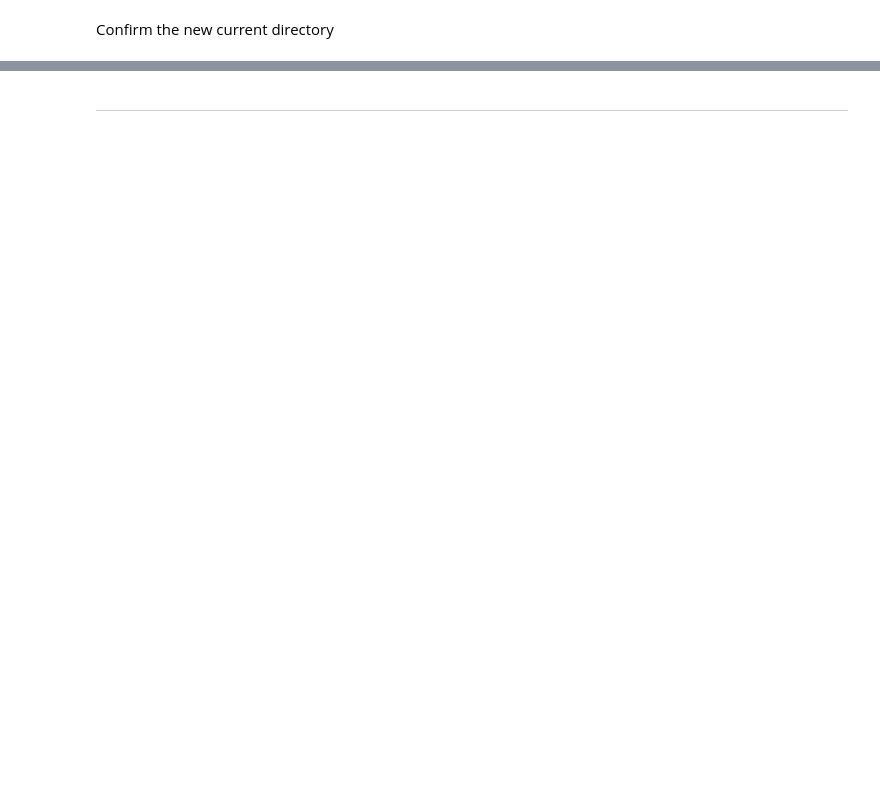
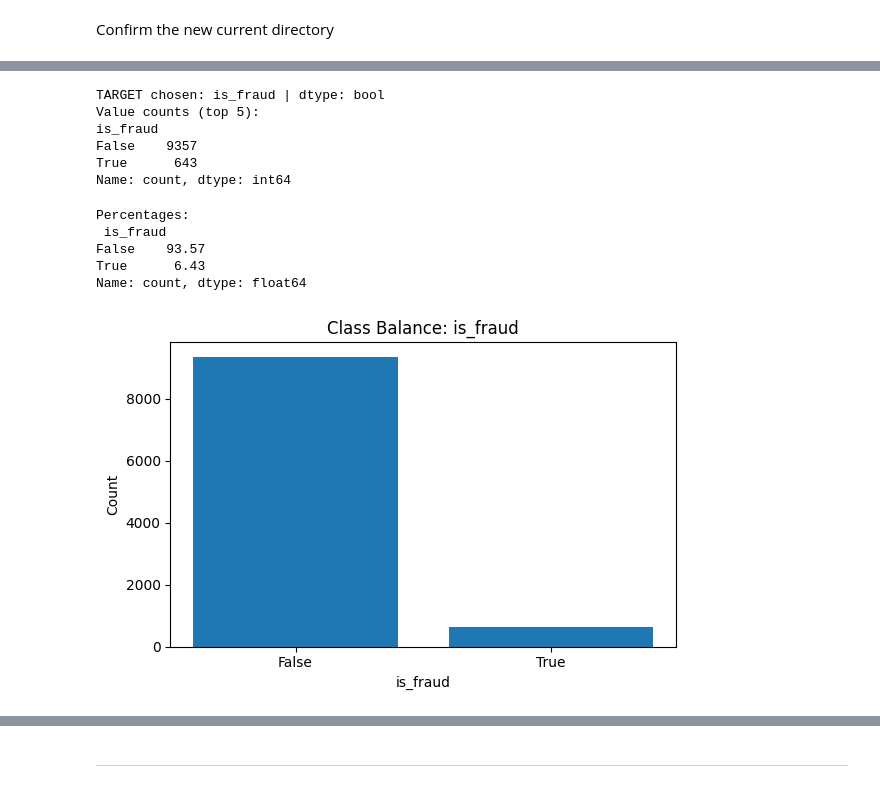
Before and after one commit to Ninestein666/E-Commerce-Fraud-Detection-Capstone, a Jupyter notebook: jupyter_notebooks/EDA.ipynb, the cells around one changed output, grey strips where cells are left out. Saved outputs shown, nothing was run; the diff lists cells and outputs as text; code cells hidden in the pictures; blank space fills up the shorter version.

```diff
--- a/jupyter_notebooks/EDA.ipynb
+++ b/jupyter_notebooks/EDA.ipynb
@@ -47,0 +50,12 @@ Section 1 content
+# %%
+## Here we will load the libraries and the cleaned dataset.
+
+import pandas as pd
+import numpy as np
+import matplotlib.pyplot as plt
+from pathlib import Path
+
+# Load the cleaned dataset
+data_path = Path("DataSet/Cleaned/cleaned_transactions.csv")
+df = pd.read_csv(data_path)
+df.head()
@@ -47,0 +155,48 @@ Section 1 content
+# %%
+TARGET = "isFraud"
+candidates = ["isFraud","is_fraud","fraud","Fraud","label","Class","target","Target"]
+
+if TARGET not in df.columns:
+    for c in candidates:
+        if c in df.columns:
+            TARGET = c
+            break
+
+if TARGET not in df.columns:
+    raise ValueError(f"Target column not found. Last tried TARGET='{TARGET}'.\n"
+                     f"Available columns include: {list(df.columns)[:15]}...")
+
+print(f"TARGET chosen: {TARGET} | dtype: {df[TARGET].dtype}")
+print("Value counts (top 5):")
+print(df[TARGET].value_counts(dropna=False).head())
+# %% [output]
+TARGET chosen: is_fraud | dtype: bool
+Value counts (top 5):
+is_fraud
+False    9357
+True      643
+Name: count, dtype: int64
+# %%
+# Calculating the percentage of each class in the target variable
+
+counts = df[TARGET].value_counts().sort_index()
+pct = (counts / len(df) * 100).round(2)
+
+print("Percentages:\n", pct)
+# %% [output]
+Percentages:
+ is_fraud
+False    93.57
+True      6.43
+Name: count, dtype: float64
+# %%
+# We will now simply visualise this distribtion with a bar chart.
+
+plt.figure(figsize=(6,4))
+plt.bar([str(c) for c in counts.index], counts.values)
+plt.title(f"Class Balance: {TARGET}")
+plt.xlabel(TARGET); plt.ylabel("Count")
+plt.tight_layout()
+plt.show()
+# %% [output]
+[figure, added]
```
Also changed, not shown: parts of 18 cells of this notebook, 1 other file.
